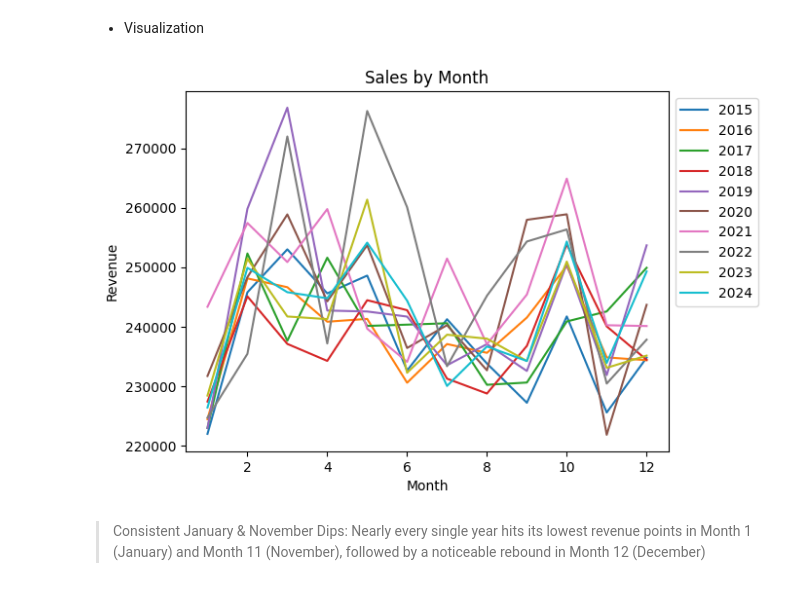
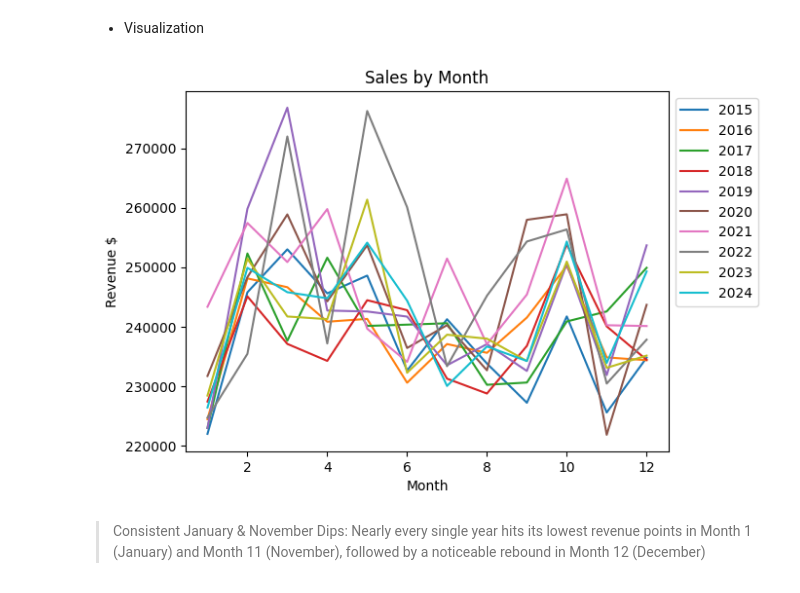
Before and after one commit to edupetitvalley/sprint9-python-graphs, a Jupyter notebook: sprint9.ipynb, the cells around one changed output. Cells and saved outputs as stored; diff of their text form; code cells hidden in the pictures.

```diff
--- a/sprint9.ipynb
+++ b/sprint9.ipynb
@@ -570,16 +571,11 @@ df_tr_accepted["year"] = df_tr_accepted["timestamp"].dt.year
 
 - Then we will group all months together across different years and sums their sales. This allows us to identify seasonal patterns and determine which months tend to generate more revenue overall.
 # %%
-sales_by_month = (
+monthly_sales_by_year = (
     df_tr_accepted.groupby(
-        [df_tr_accepted["month"], df_tr_accepted["year"]]
+        [df_tr_accepted["month"], df_tr_accepted["year"]] #!!!?????
         )["amount"]
     .sum()
     .reset_index()
 )
-
-sales_by_month_and_year = (
-    sales_by_month.groupby(sales_by_month["month"])["amount"]
-    .sum()
-    .reset_index()
-)
+# monthly_sales_by_year.head()
@@ -612,7 +634,7 @@ plt.show()
 - Fill the table with total sales amounts.
 - Use the resulting table to compare monthly sales patterns across different years and identify recurring seasonal trends.
 # %%
-pivot_table = sales_by_month.pivot_table(
+pivot_table = monthly_sales_by_year.pivot_table(
     values="amount",
     index="month",
     columns="year"
@@ -631,13 +653,13 @@ pivot_table.head().style.format("{:,.0f}")
 # %%
 ax = pivot_table.plot(kind="line")
 ax.set_title("Sales by Month")
 ax.set_xlabel("Month")
-ax.set_ylabel("Revenue")
+ax.set_ylabel("Revenue $")
 ax.legend(bbox_to_anchor=(1, 1), loc="upper left")
 
 plt.show()
 # %% [output]
-[figure, old version]
+[figure, new version]
 # %% [markdown]
 > Consistent January & November Dips: Nearly every single year hits its lowest revenue points in Month 1 (January) and Month 11 (November), followed by a noticeable rebound in Month 12 (December)
 # %% [markdown]
```
Also changed, not shown: parts of 23 cells of this notebook.
